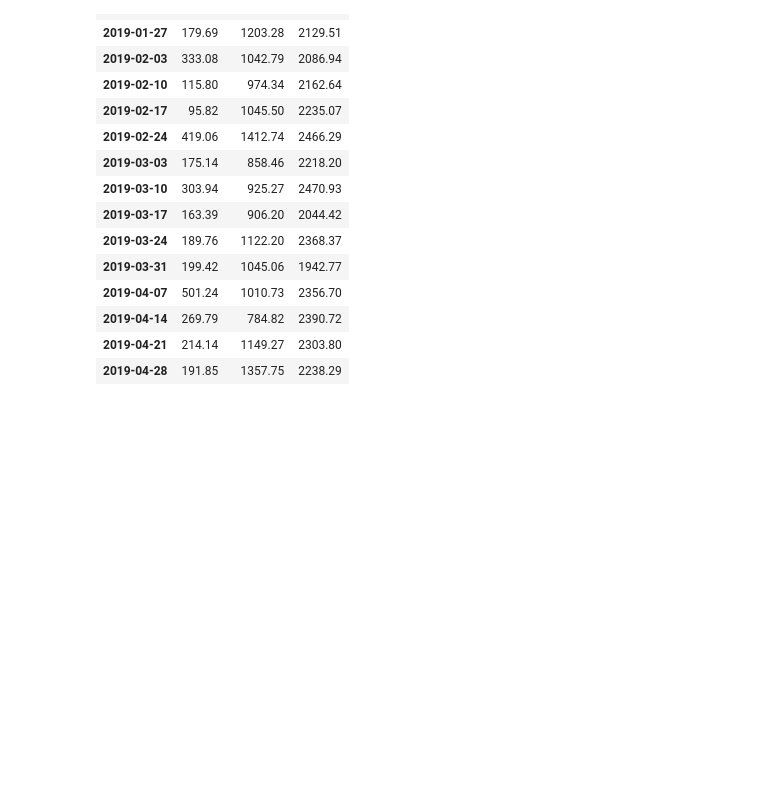
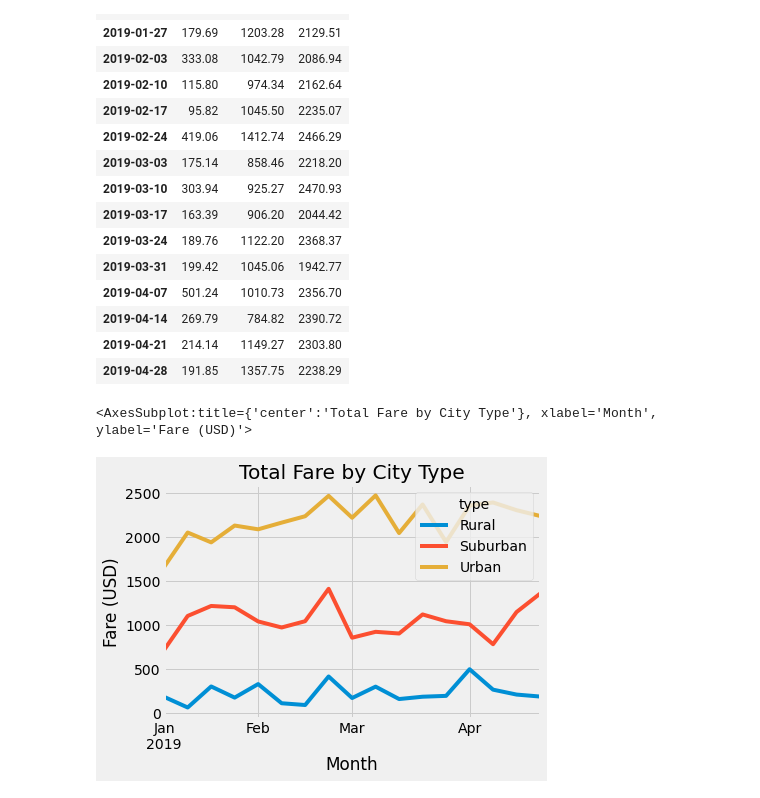
Before and after one commit to ianakt/PyBer_Analysis, a Jupyter notebook: PyBer_Challenge.ipynb, the cells around one changed output. Cells and saved outputs as stored; diff of their text form; code cells hidden in the pictures; blank space fills up the shorter version.

Commit message:
The plot finally works, need to refigure, almost there!!!!

```diff
--- a/PyBer_Challenge.ipynb
+++ b/PyBer_Challenge.ipynb
@@ -277,39 +277,47 @@ sfbt_resample
 # Import the style from Matplotlib.
 from matplotlib import style
 # Use the graph style fivethirtyeight.
 style.use('fivethirtyeight')
 
 # df.plot()
 
 
 #annotate y axis label
 #annotate title
 
 
 
 # save figure as
 # PyBer_fare_summary.png
 # in analysis folder
 
 
 # x_axis = [Jan, Feb, Mar, Apr] # aka month
 # x axis = ['date']
 # y_axis = ['fares']
 
 # How to one for each type?
 
 # Rural
 # Urban
 # Suburban
 
-fig, ax = df.plot()
-ax.lines(x_axis, y_axis)
-ax.plot()
-ax.plot()
-ax.plot()
-ax.set_xlabel('Month')
-ax.set_ylabel('Fare ($USD)')
-ax.set_title("Total Fare by City Type")
-ax.legend();
 
+#ax.lines(x_axis, y_axis)
+#ax.plot(sfbt_resample['urban','date'],sfbt_resample['urban','fare'] ,label = 'urban')
+#ax.plot(sfbt_resample['suburban', 'date'],sfbt_resample['suburban', 'fare'],label = 'suburban')
+#ax.plot(sfbt_resample['rural','date'] ,sfbt_resample['rural','fare'],label = 'rural')
+#ax.set_xlabel('Month')
+#ax.set_ylabel('Fare ($USD)')
+#ax.set_title("Total Fare by City Type")
+#ax.legend();
+
+
+sfbt_resample.plot(xlabel = 'Month', ylabel = "Fare (USD)",title = "Total Fare by City Type",)
+
+#ax.set_xlabel("Month")
+#ax.set_ylabel("Fare(USD)")
 # Title: Total Fare by CIty Type
+# %% [output]
+<AxesSubplot:title={'center':'Total Fare by City Type'}, xlabel='Month', ylabel='Fare (USD)'>
+[figure, added]
```
